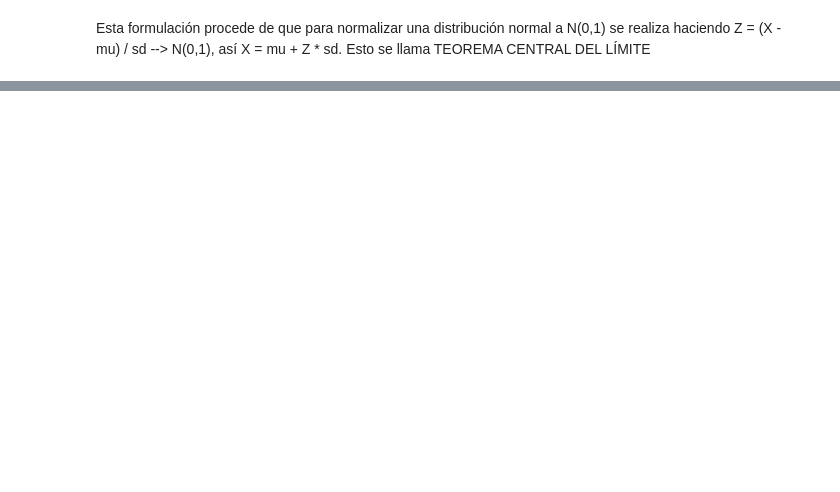
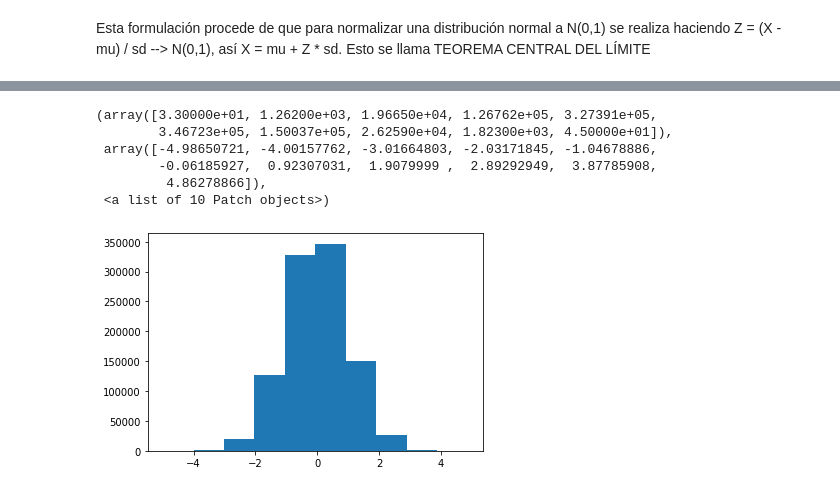
Before and after one commit to javilledo/MachineLearning, a Jupyter notebook: notebooks/t02_02_data_cleaning_funciones_de_probabilidad.ipynb, the cells around one changed output, grey strips where cells are left out. Drawn from its saved outputs; the diff is of its cells as text; code cells hidden in the pictures; blank space fills up the shorter version.

```diff
--- a/notebooks/t02_02_data_cleaning_funciones_de_probabilidad.ipynb
+++ b/notebooks/t02_02_data_cleaning_funciones_de_probabilidad.ipynb
@@ -94,0 +177,10 @@ array([[-0.82460316,  0.80749435, -0.51601231, -0.30128383],
+# %%
+n = 1000000
+data = pd.DataFrame(
+    {
+        'A': np.random.randn(n),
+        'B': 1.5 + 2.5 * np.random.randn(n),
+        'C': np.random.uniform(5,32,n)
+    }
+)
+data.describe()
@@ -94,0 +197,10 @@ array([[-0.82460316,  0.80749435, -0.51601231, -0.30128383],
+# %%
+plt.hist(data['A'])
+# %% [output]
+(array([3.30000e+01, 1.26200e+03, 1.96650e+04, 1.26762e+05, 3.27391e+05,
+        3.46723e+05, 1.50037e+05, 2.62590e+04, 1.82300e+03, 4.50000e+01]),
+ array([-4.98650721, -4.00157762, -3.01664803, -2.03171845, -1.04678886,
+        -0.06185927,  0.92307031,  1.9079999 ,  2.89292949,  3.87785908,
+         4.86278866]),
+ <a list of 10 Patch objects>)
+[figure, added]
```
Also changed, not shown: parts of 19 cells of this notebook.
